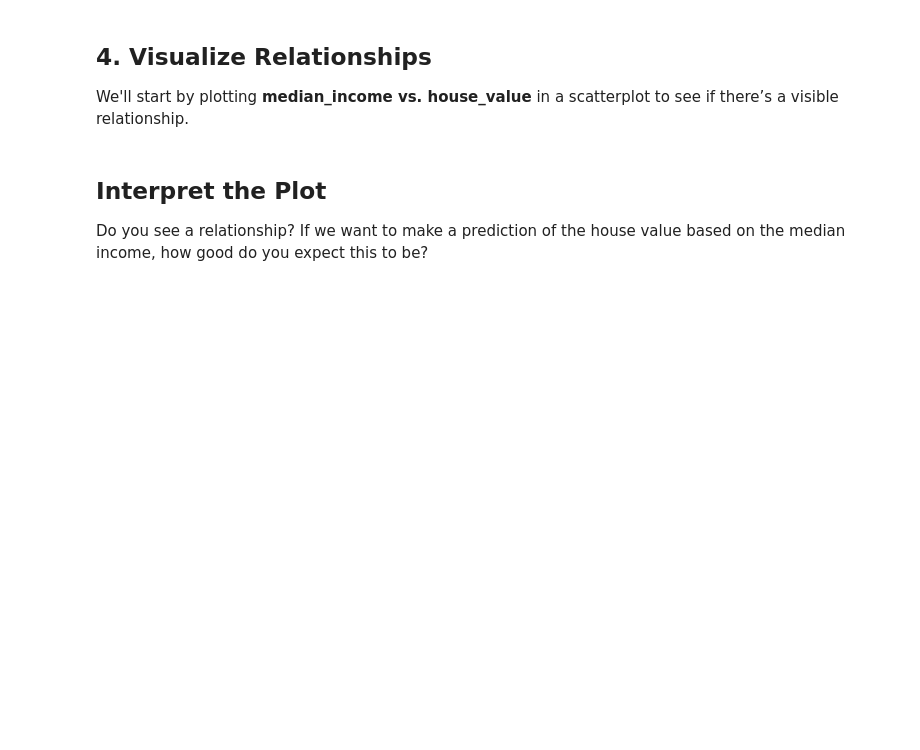
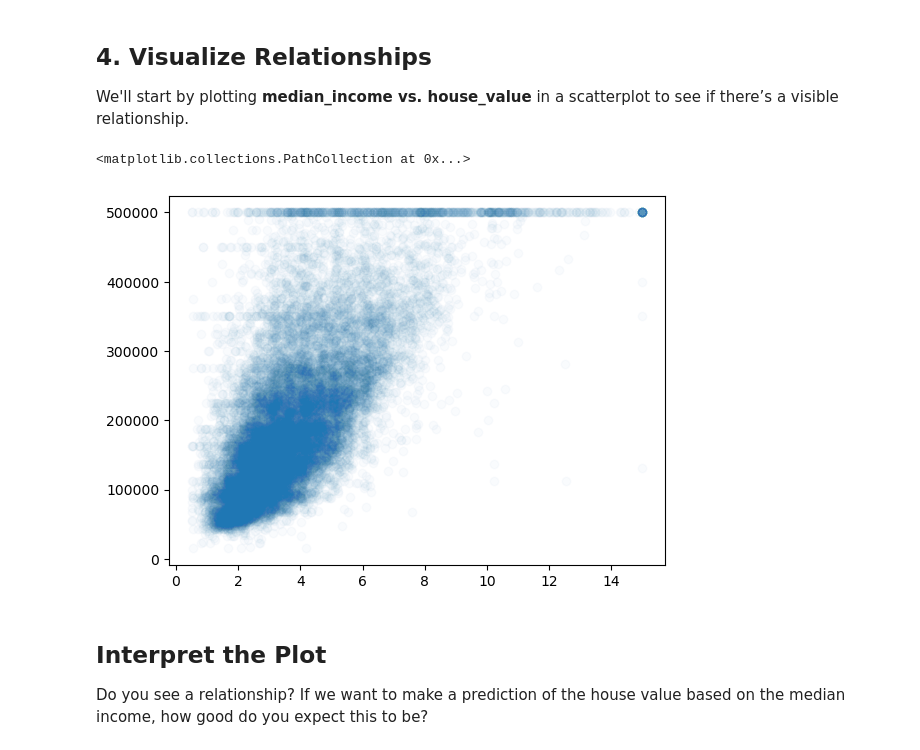
Before and after one commit to MathijsCok/Toegepaste_AI, a Jupyter notebook: Week8_California_Housing_Preprocessing_Exercise.ipynb, the cells around one changed output. Saved outputs shown, nothing was run; the diff lists cells and outputs as text; code cells hidden in the pictures; blank space fills up the shorter version.

```diff
--- a/Week8_California_Housing_Preprocessing_Exercise.ipynb
+++ b/Week8_California_Housing_Preprocessing_Exercise.ipynb
@@ -14,3 +15,16 @@ from sklearn.preprocessing import StandardScaler
 ## 1. Read the California Housing Dataset
 
 We'll read the dataset (housing.csv) and save it as a DataFrame (df).
+# %%
+FileName = "housing.csv"
+
+base_dir = os.getcwd()
+path = os.path.join(base_dir, FileName)
+
+print(path)
+
+#read data
+DataFrame = pd.read_csv(path)
+
+# investigate the data
+print(DataFrame)
@@ -26,3 +162,21 @@ What is the data type of each column, and does the dataset contain any missing v
 ## 3. Remove Columns
 
 Next week, we want to build a regression model. Regression models cannot handle missing values or non-numeric columns. Therefore, we need to remove any columns that contain missing values or non-numeric data such as text. Make sure to save the filtered data in a new variable or overwrite the existing one.
+# %%
+# Keep only numeric columns
+DataFrame = DataFrame.select_dtypes(include=['number'])
+
+# Remove columns that contain missing values
+DataFrame = DataFrame.dropna(axis=1)
+
+# Check the remaining columns
+print("Remaining columns:")
+print(DataFrame.columns)
+
+# Check the new shape
+print("\nNew shape:")
+print(DataFrame.shape)
+
+# Preview cleaned dataset
+print("\nCleaned dataset preview:")
+print(DataFrame.head())
@@ -32,6 +208,14 @@ What are other ways you could have handled missing values?
 ## 4. Visualize Relationships
 
 We'll start by plotting **median_income vs. house_value** in a scatterplot to see if there’s a visible relationship.
+# %%
+x = DataFrame["median_income"]
+y = DataFrame["house_value"]
+
+plt.scatter(x, y, alpha=0.025)
+# %% [output]
+<matplotlib.collections.PathCollection at 0x...>
+[figure, added]
 # %% [markdown]
 ## Interpret the Plot
 Do you see a relationship? If we want to make a prediction of the house value based on the median income, how good do you expect this to be?
```
Also changed, not shown: parts of 12 cells of this notebook, 5 other files.
